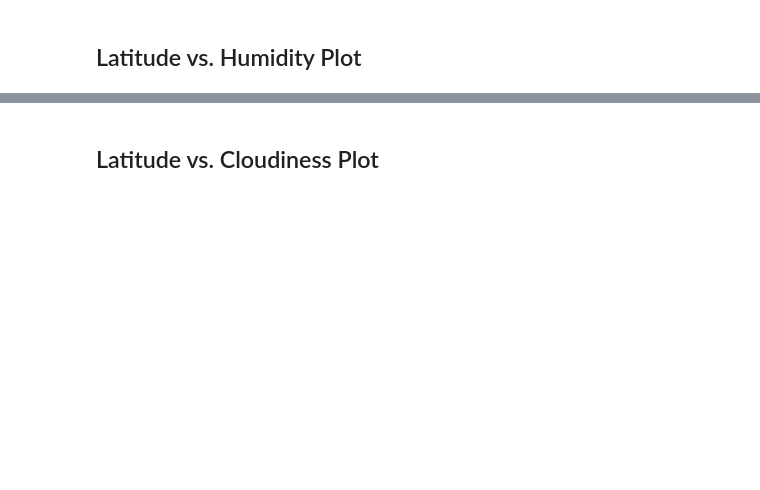
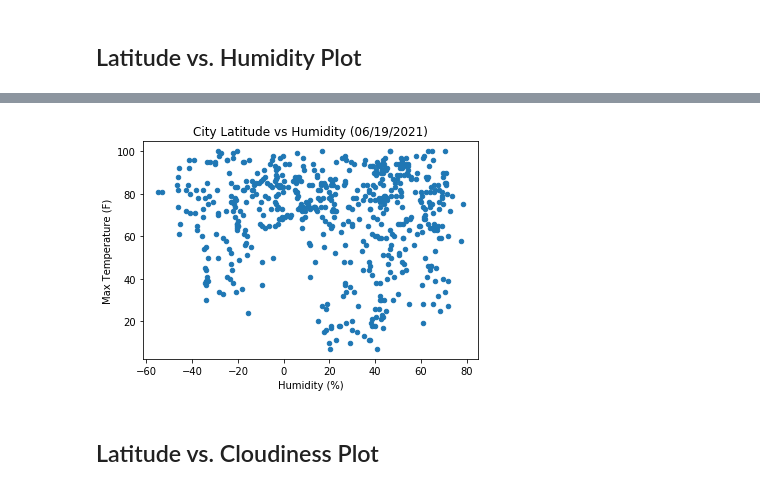
Before and after one commit to trent654321/python-api-challenge, a Jupyter notebook: WeatherPy.ipynb, the cells around one changed output, grey strips where cells are left out. Cells and saved outputs as stored; diff of their text form; code cells hidden in the pictures; blank space fills up the shorter version.

```diff
--- a/WeatherPy.ipynb
+++ b/WeatherPy.ipynb
@@ -141,2 +204,11 @@ Int64Index([], dtype='int64')
+# %%
+clean_city_data.plot.scatter(x='Lat',y='Humidity')
+plt.title('City Latitude vs Humidity (06/19/2021)')
+plt.ylabel('Max Temperature (F)')
+plt.xlabel('Humidity (%)')
+plt.savefig('./Output/Latitude_vs_Humidity.png')
+plt.show()
+# %% [output]
+[figure, added]
 # %% [markdown]
 ## Latitude vs. Cloudiness Plot
```
Also changed, not shown: parts of 35 cells of this notebook, 13 other files.
